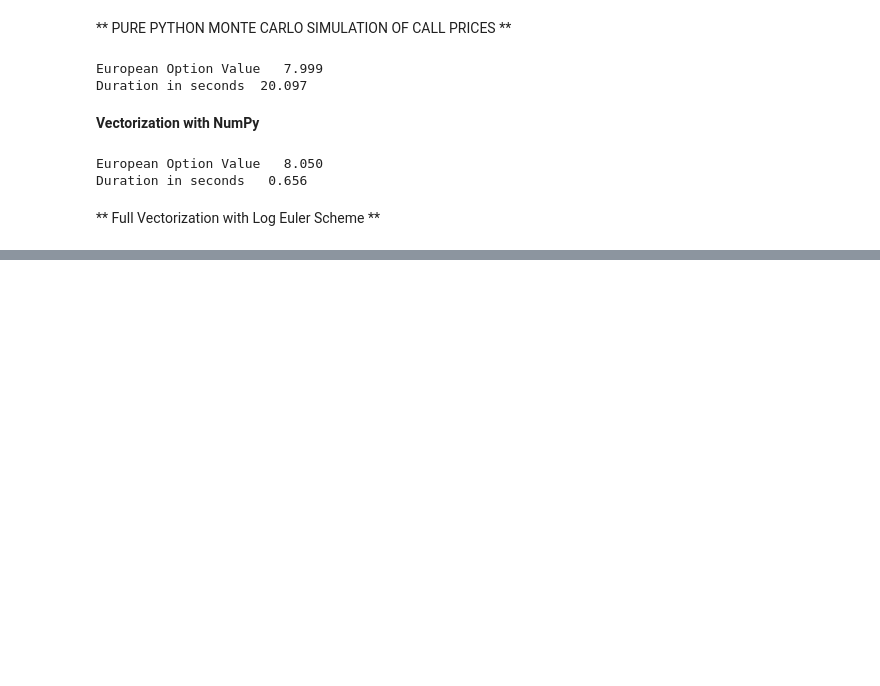
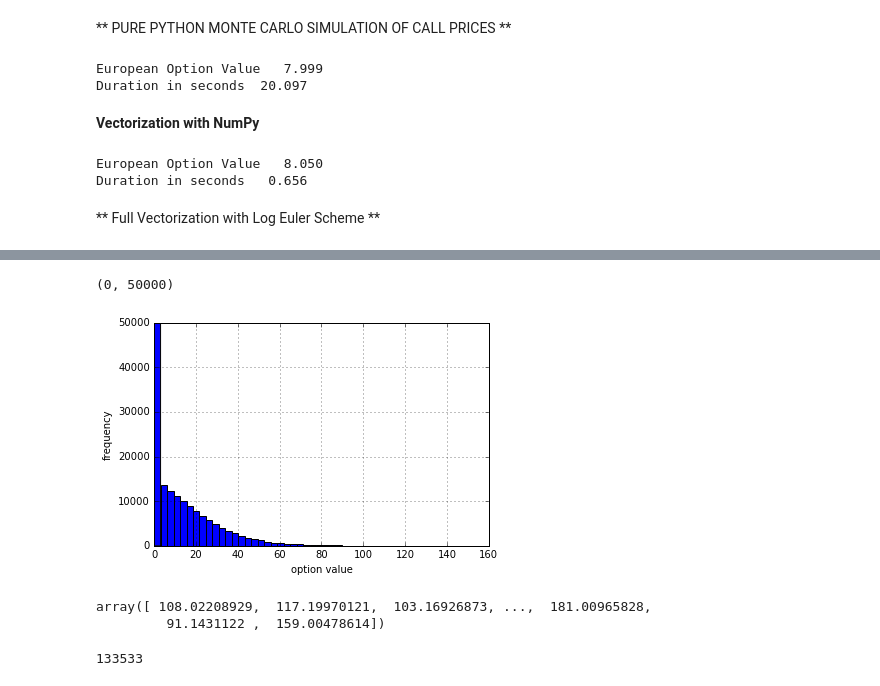
Before and after one commit to AnandVishnu/PythonForFinance, a Jupyter notebook: Monte Carlo Valuation of a European option.ipynb, the cells around one changed output, grey strips where cells are left out. Drawn from its saved outputs; the diff is of its cells as text; code cells hidden in the pictures; blank space fills up the shorter version.

```diff
--- a/Monte Carlo Valuation of a European option.ipynb
+++ b/Monte Carlo Valuation of a European option.ipynb
@@ -113,0 +159,19 @@ Duration in seconds   0.656
+# %%
+plt.hist(np.maximum(S[-1]-K, 0), bins=50)
+plt.grid(True)
+plt.xlabel('option value')
+plt.ylabel('frequency')
+plt.ylim(0, 50000)
+# %% [output]
+(0, 50000)
+[figure, added]
+# %%
+S[-1] # final values
+# %% [output]
+array([ 108.02208929,  117.19970121,  103.16926873, ...,  181.00965828,
+         91.1431122 ,  159.00478614])
+# %%
+# majority of the call options expires worthless
+sum(S[-1] < K)
+# %% [output]
+133533
```
Also changed, not shown: parts of 3 cells of this notebook.
